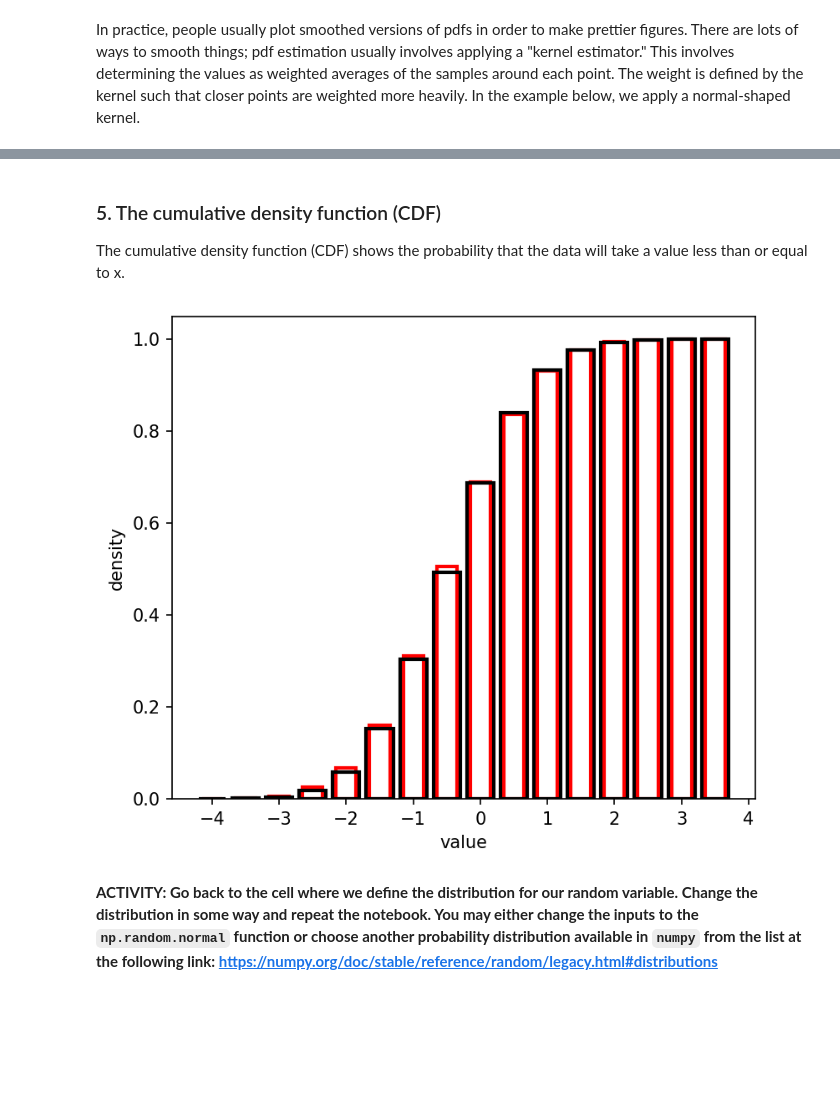
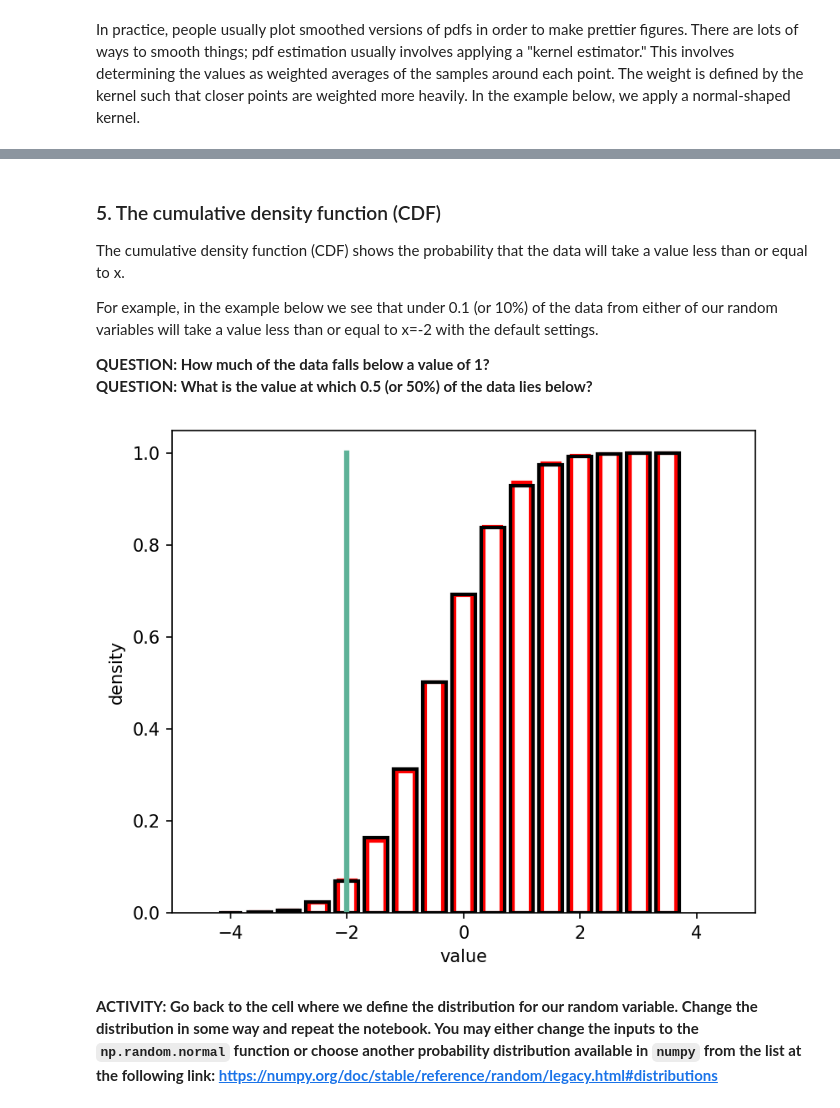
Before and after one commit to dmhuehol/ev228-analysis-environmental-data, a Jupyter notebook: code/what_is_pdf.ipynb, the cells around one changed output, grey strips where cells are left out. Saved outputs shown, nothing was run; the diff lists cells and outputs as text; code cells hidden in the pictures; blank space fills up the shorter version.

```diff
--- a/code/what_is_pdf.ipynb
+++ b/code/what_is_pdf.ipynb
@@ -254,20 +246,28 @@ plt.show()
 # %% [markdown]
 ### 5. The cumulative density function (CDF)
 The cumulative density function (CDF) shows the probability that the data will take a value less than or equal to x.
+
+For example, in the example below we see that under 0.1 (or 10%) of the data
+from either of our random variables will take a value less than or equal to
+x=-2 with the default settings.
+
+**QUESTION: How much of the data falls below a value of 1?**
+**QUESTION: What is the value at which 0.5 (or 50%) of the data lies below?**
 # %%
 plt.figure()
 
 hxx = np.cumsum(hx[0])
 hyy = np.cumsum(hy[0])
 
 plt.xlabel('value')
 plt.ylabel('density')
-
+plt.xlim(-5, 5)
 plt.bar(hx[1][:-1], hxx.astype(float) / np.size(x), edgecolor='red', color=[], width=.3, linewidth=2)
 plt.bar(hy[1][:-1], hyy.astype(float) / np.size(y), edgecolor='k', color=[], width=.4, linewidth=2)
+plt.plot([-2, -2], [0, 1], color='#5eb298', linewidth=3)
 plt.show()
 # %% [output]
-[figure, old version]
+[figure, new version]
 # %% [markdown]
 **ACTIVITY: Go back to the cell where we define the distribution for our random
 variable. Change the distribution in some way and repeat the notebook. You may
```
Also changed, not shown: parts of 14 cells of this notebook, 1 other file.
